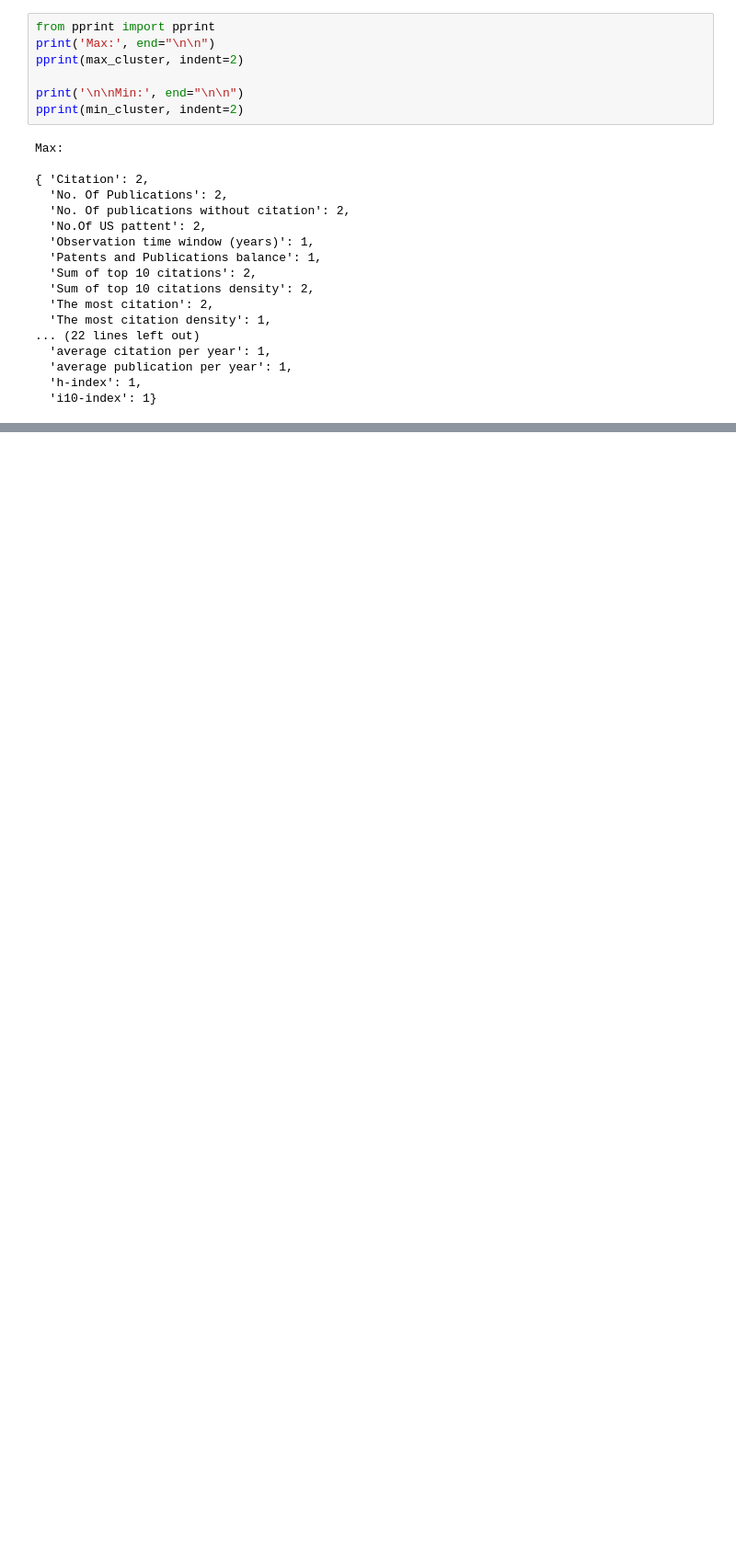
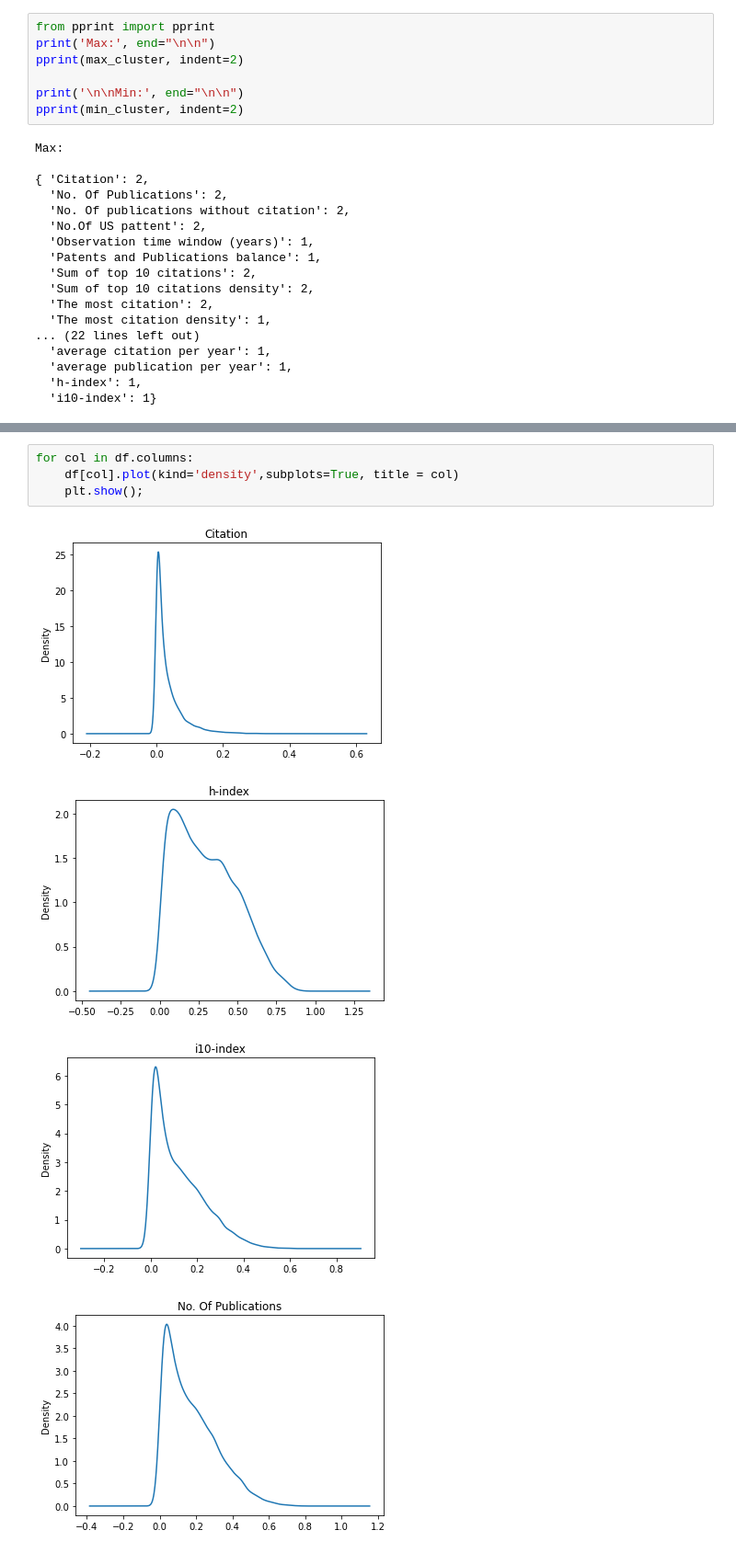
Before and after one commit to amirhossein-bayati/get-scholar-professors, a Jupyter notebook: Alalyzing/Analyzing_2_clusters.ipynb, the cells around one changed output, grey strips where cells are left out. Shown at 92% size. Drawn from its saved outputs; the diff is of its cells as text; blank space fills up the shorter version.

```diff
--- a/Alalyzing/Analyzing_2_clusters.ipynb
+++ b/Alalyzing/Analyzing_2_clusters.ipynb
@@ -225,0 +274,9 @@ Max:
+# %%
+for col in df.columns:
+    df[col].plot(kind='density',subplots=True, title = col)
+    plt.show();
+# %% [output]
+[figure, added]
+[figure, added]
+[figure, added]
+[figure, added]
```
Also changed, not shown: parts of 5 cells of this notebook, 5 other files.
